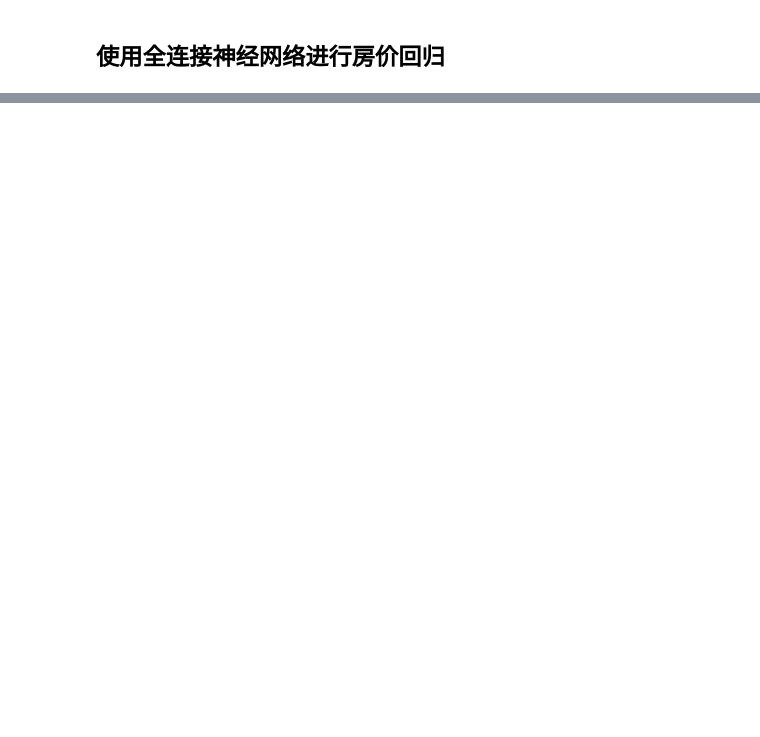
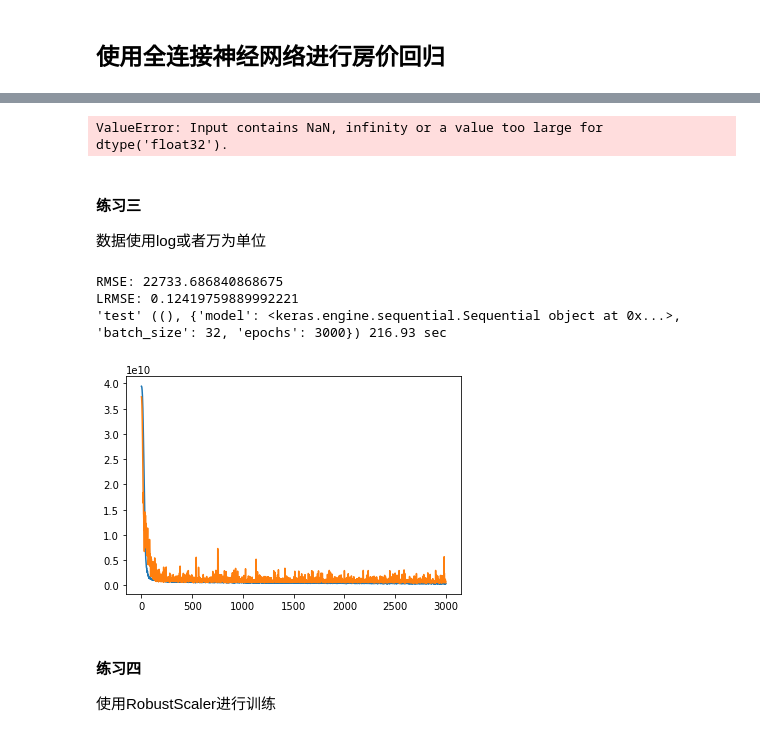
Before and after one commit to lizhicq/AI-course, a Jupyter notebook: 04 - 机器学习实战/ch09 神经网络.ipynb, the cells around one changed output, grey strips where cells are left out. Drawn from its saved outputs; the diff is of its cells as text; code cells hidden in the pictures; blank space fills up the shorter version.

```diff
--- a/04 - 机器学习实战/ch09 神经网络.ipynb
+++ b/04 - 机器学习实战/ch09 神经网络.ipynb
@@ -119,8 +45,0 @@ LRMSE: 0.2729848623432088
-# %%
-from sklearn.model_selection import GridSearchCV
-model = KerasRegressor(build_fn=create_model)
-batch_size = [10, 20, 40, 60, 80, 100]
-epochs = [1000, 2500, 5000, 7500]
-param_grid = dict(batch_size=batch_size, epochs=epochs)
-grid = GridSearchCV(estimator=model, param_grid=param_grid, n_jobs=-1)
-grid_result = grid.fit(X_train, y_train)
@@ -133,0 +74,39 @@ for mean, stdev, param in zip(means, stds, params):
+# %%
+test(model=create_model2(), batch_size=32, epochs=3000)
+# %% [output]
+ValueError: Input contains NaN, infinity or a value too large for dtype('float32').
+# %% [markdown]
+#### 练习三
+
+数据使用log或者万为单位
+# %%
+y_train_log=np.log(y_train)
+y_train_wan=y_train/10000
+y_test_log=np.log(y_test)
+y_test_wan=y_test/10000
+from sklearn.preprocessing import RobustScaler
+def create_model3():
+    model=Sequential()
+    model.add(Dense(10,input_dim=X_train.shape[1]))
+    model.add(BatchNormalization())
+    model.add(Activation('relu'))
+    model.add(Dense(300))
+    model.add(BatchNormalization())
+    model.add(Activation('relu'))
+    #model.add(Dropout(0.2))
+    model.add(Dense(50,activation='relu'))
+    model.add(Dense(1))
+    #sgd = optimizers.SGD(optimizer='adam',loss='mean_squared_error')
+    model.compile(optimizer='adam',loss='mean_squared_error')
+    return model
+# %%
+test(model=create_model3(), batch_size=32, epochs=3000)
+# %% [output]
+RMSE: 22733.686840868675
+LRMSE: 0.12419759889992221
+'test' ((), {'model': <keras.engine.sequential.Sequential object at 0x...>, 'batch_size': 32, 'epochs': 3000}) 216.93 sec
+[figure, added]
+# %% [markdown]
+#### 练习四
+
+使用RobustScaler进行训练
```
Also changed, not shown: parts of 16 cells of this notebook, 15 other files.
